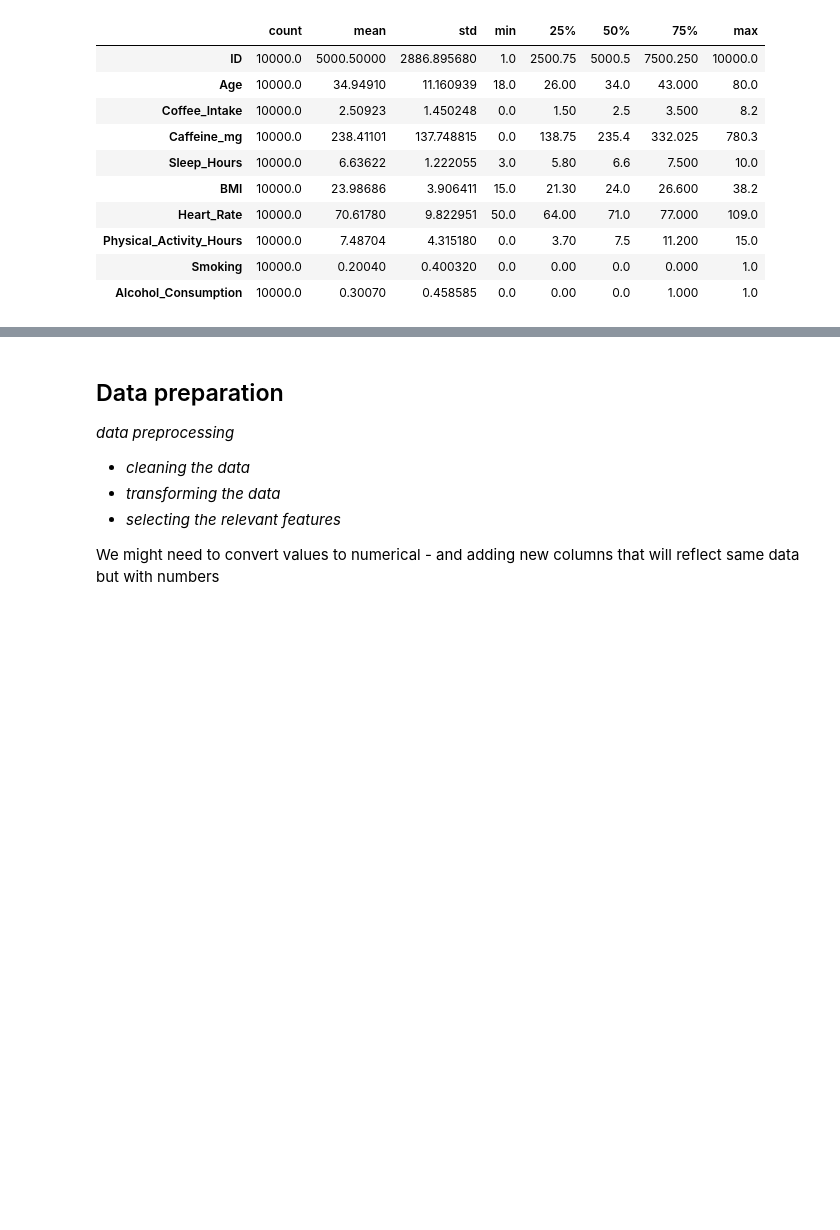
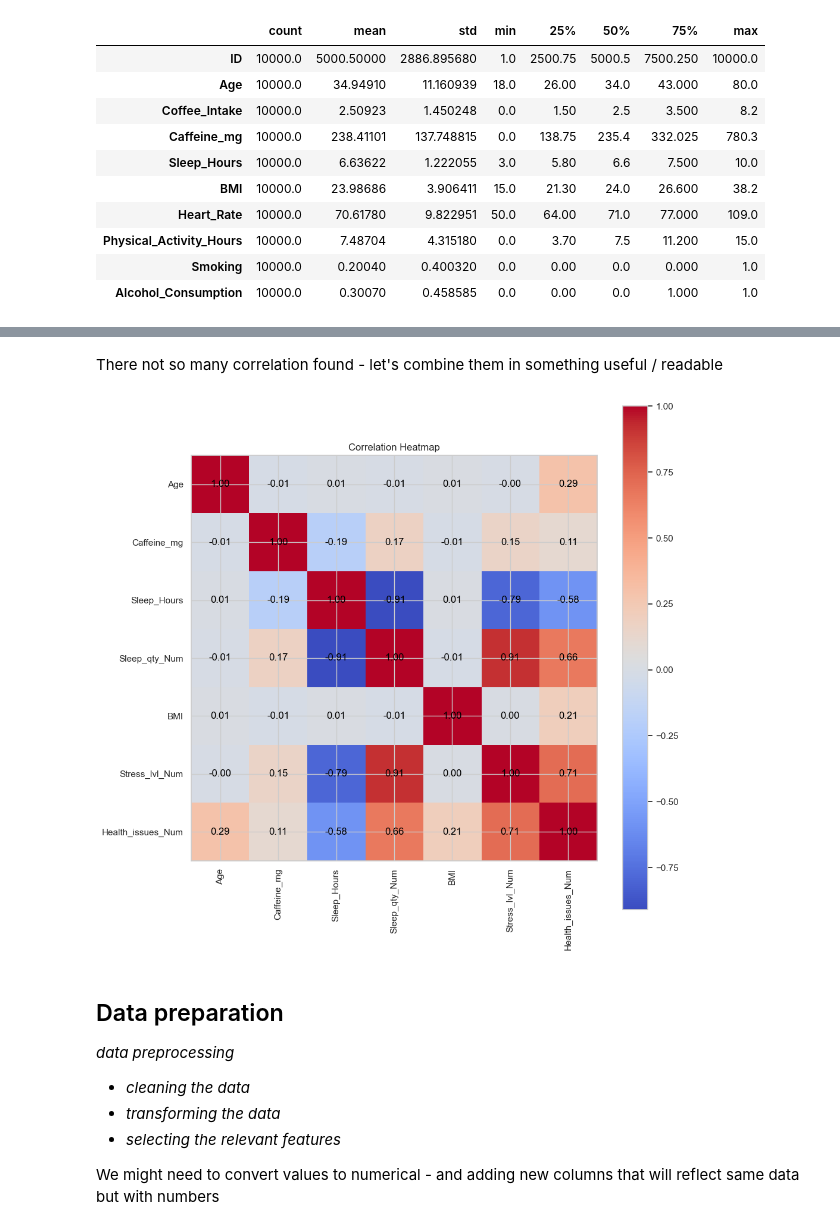
Before and after one commit to Itz-Ezu/DKKO_group6, a Jupyter notebook: coffee_project/hot_coffee.ipynb, the cells around one changed output, grey strips where cells are left out. Drawn from its saved outputs; the diff is of its cells as text; code cells hidden in the pictures; blank space fills up the shorter version.

```diff
--- a/coffee_project/hot_coffee.ipynb
+++ b/coffee_project/hot_coffee.ipynb
@@ -139,3 +218,37 @@ display(df.describe().T)
+# %% [markdown]
+There not so many correlation found - let's combine them in something useful / readable
+# %%
+corr = df[[
+    'Age',
+    #'Coffee_Intake',
+    'Caffeine_mg',
+    'Sleep_Hours',
+    'Sleep_qty_Num',
+    'BMI',
+    #'Heart_Rate',
+    #'Physical_Activity_Hours',
+    'Stress_lvl_Num',
+    'Health_issues_Num',
+    #'Smoking',
+    #'Alcohol_Consumption'
+]].corr()
+
+
+plt.figure(figsize=(11, 11))
+plt.imshow(corr, cmap='coolwarm', interpolation='none')
+plt.colorbar()
+
+plt.xticks(range(len(corr)), corr.columns, rotation=90)
+plt.yticks(range(len(corr)), corr.columns)
+
+for i in range(len(corr)):
+    for j in range(len(corr)):
+        plt.text(j, i, f"{corr.iloc[i, j]:.2f}", ha='center', va='center', color='black')
+
+plt.title("Correlation Heatmap")
+plt.show()
+# %% [output]
+[figure, added]
 # %% [markdown]
 ## Data preparation
 
```
Also changed, not shown: parts of 3 cells of this notebook.
